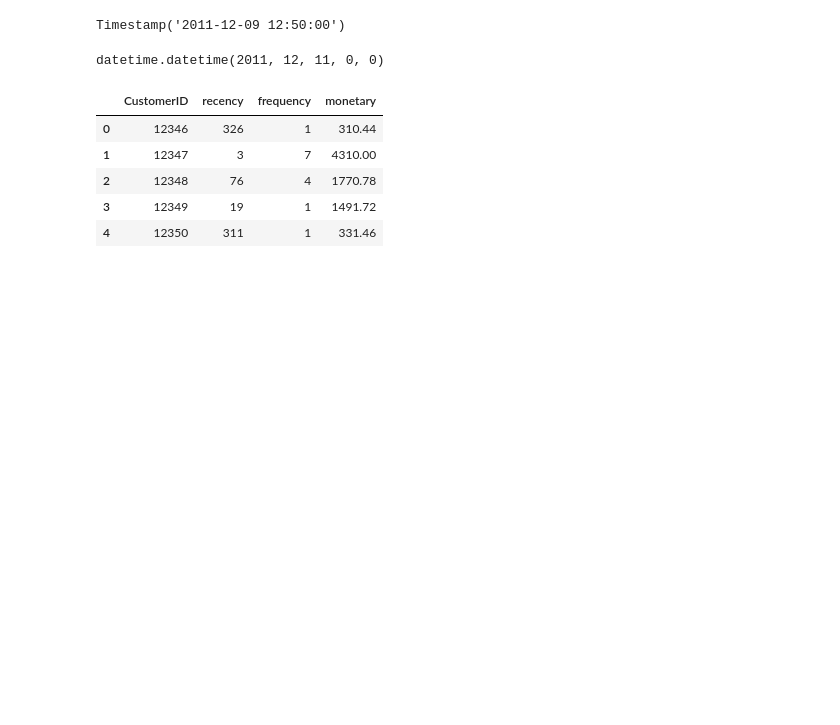
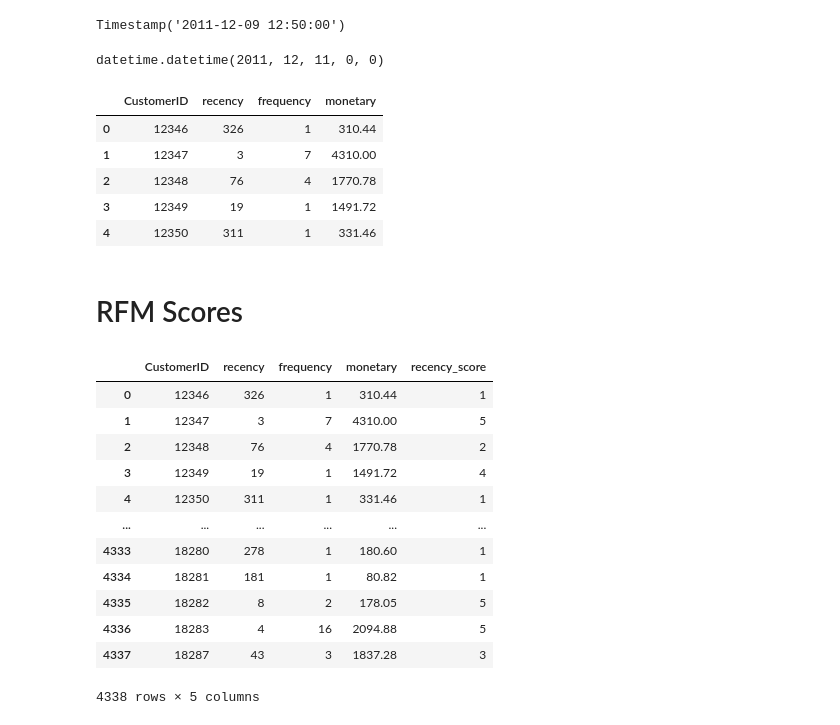
Before and after one commit to mindyng/2022-Business-Projects, a Jupyter notebook: customer-relationship-management.ipynb, the cells around one changed output. Saved outputs shown, nothing was run; the diff lists cells and outputs as text; code cells hidden in the pictures; blank space fills up the shorter version.

Commit message:
Kaggle Notebook | Customer Relationship Management | Version 6

```diff
--- a/customer-relationship-management.ipynb
+++ b/customer-relationship-management.ipynb
@@ -261,3 +261,23 @@ rfm.head()
 | 2 | 12348 | 76 | 4 | 1770.78 |
 | 3 | 12349 | 19 | 1 | 1491.72 |
 | 4 | 12350 | 311 | 1 | 331.46 |
+# %% [markdown]
+# RFM Scores
+# %%
+rfm2 = rfm.copy()
+rfm2['recency_score'] = pd.qcut(rfm2['recency'],5,labels = [5, 4, 3, 2, 1])
+rfm2
+# %% [output]
+|  | CustomerID | recency | frequency | monetary | recency_score |
+| 0 | 12346 | 326 | 1 | 310.44 | 1 |
+| 1 | 12347 | 3 | 7 | 4310.00 | 5 |
+| 2 | 12348 | 76 | 4 | 1770.78 | 2 |
+| 3 | 12349 | 19 | 1 | 1491.72 | 4 |
+| 4 | 12350 | 311 | 1 | 331.46 | 1 |
+| ... | ... | ... | ... | ... | ... |
+| 4333 | 18280 | 278 | 1 | 180.60 | 1 |
+| 4334 | 18281 | 181 | 1 | 80.82 | 1 |
+| 4335 | 18282 | 8 | 2 | 178.05 | 5 |
+| 4336 | 18283 | 4 | 16 | 2094.88 | 5 |
+| 4337 | 18287 | 43 | 3 | 1837.28 | 3 |
+4338 rows × 5 columns
```
Also changed, not shown: parts of 7 cells of this notebook.
